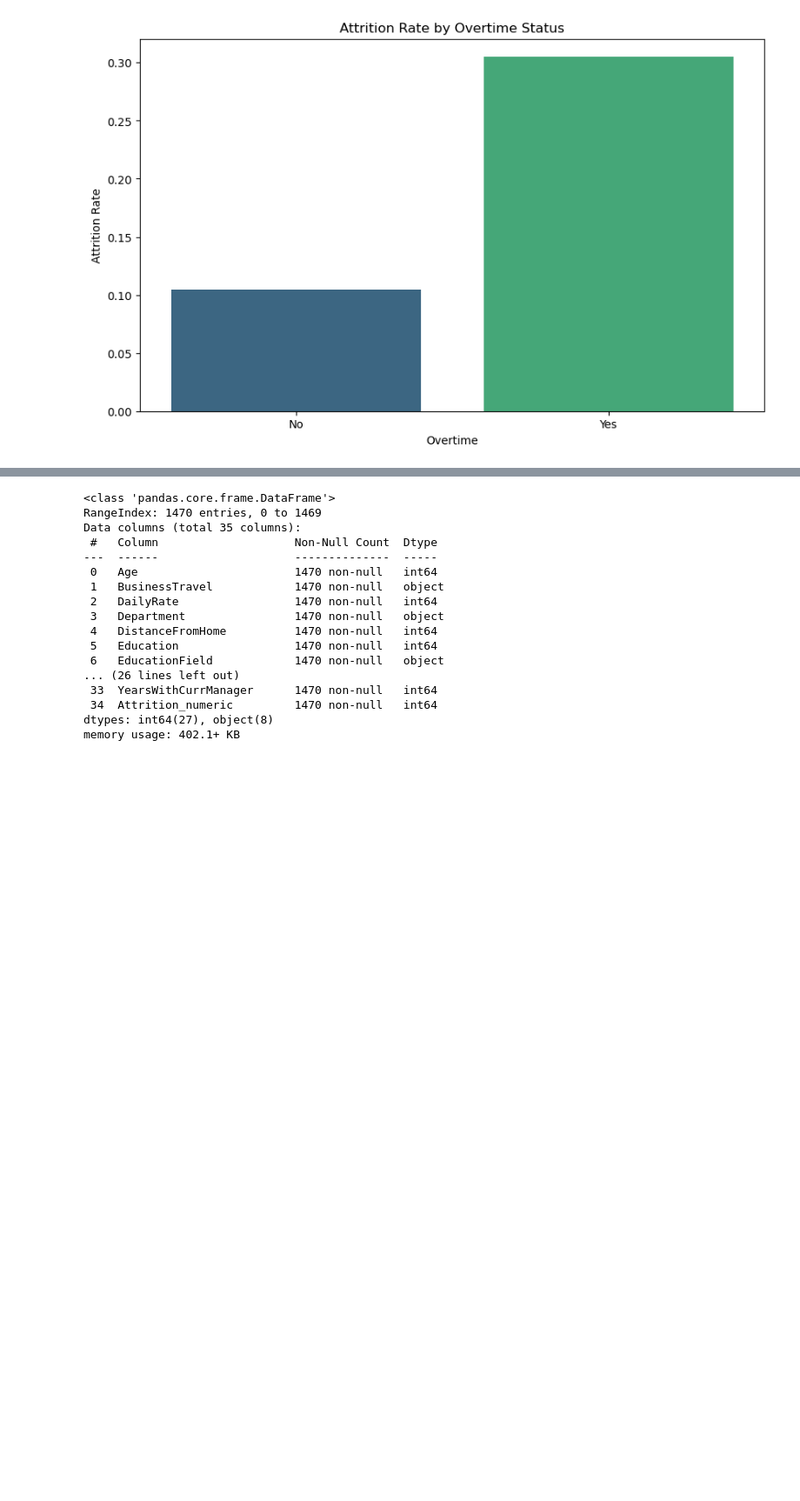
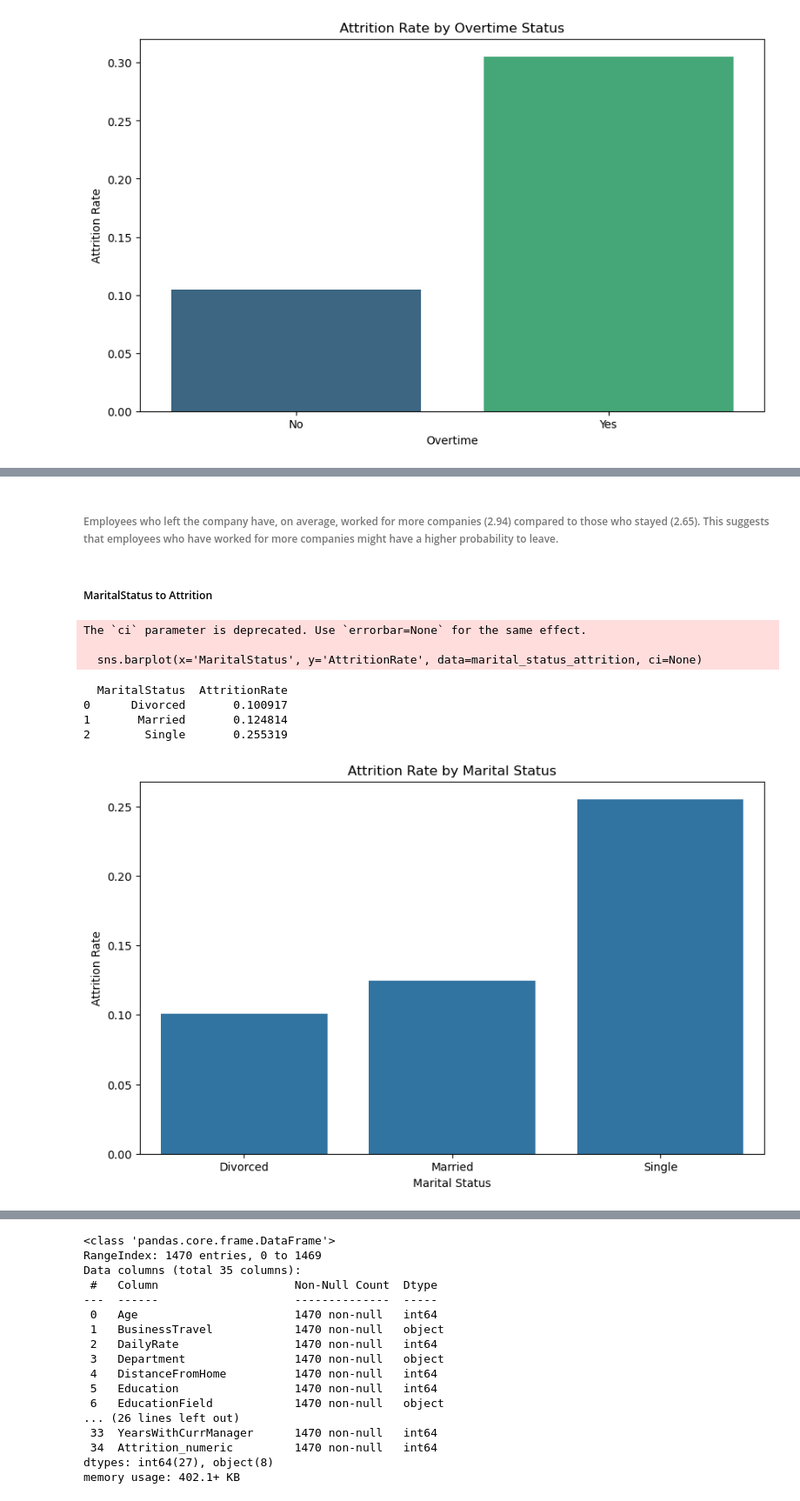
Before and after one commit to Eric-MK/analysing-and-predicting-attrition-rate, a Jupyter notebook: task.ipynb, the cells around one changed output, grey strips where cells are left out. Shown at 87% size. Saved outputs shown, nothing was run; the diff lists cells and outputs as text; code cells hidden in the pictures; blank space fills up the shorter version.

```diff
--- a/task.ipynb
+++ b/task.ipynb
@@ -247,0 +277,28 @@ Passing `palette` without assigning `hue` is deprecated and will be removed in v
+# %% [markdown]
+###### Employees who left the company have, on average, worked for more companies (2.94) compared to those who stayed (2.65). This suggests that employees who have worked for more companies might have a higher probability to leave.
+# %% [markdown]
+##### MaritalStatus to Attrition
+# %%
+# Calculate attrition rate by marital status
+marital_status_attrition = df.groupby('MaritalStatus')['Attrition_numeric'].mean()
+marital_status_attrition = marital_status_attrition.reset_index()
+marital_status_attrition.columns = ['MaritalStatus', 'AttritionRate']
+
+print(marital_status_attrition)
+
+# Visualizing the attrition rate by marital status
+plt.figure(figsize=(10, 6))
+sns.barplot(x='MaritalStatus', y='AttritionRate', data=marital_status_attrition, ci=None)
+plt.title('Attrition Rate by Marital Status')
+plt.ylabel('Attrition Rate')
+plt.xlabel('Marital Status')
+plt.show()
+# %% [output]
+The `ci` parameter is deprecated. Use `errorbar=None` for the same effect.
+
+  sns.barplot(x='MaritalStatus', y='AttritionRate', data=marital_status_attrition, ci=None)
+  MaritalStatus  AttritionRate
+0      Divorced       0.100917
+1       Married       0.124814
+2        Single       0.255319
+[figure, added]
```
Also changed, not shown: parts of 18 cells of this notebook.
